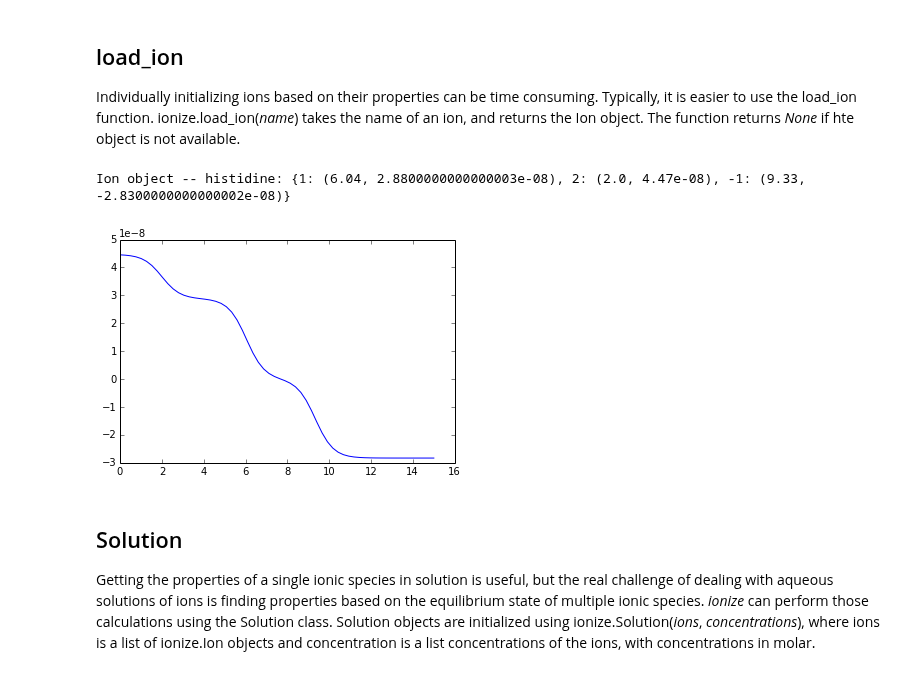
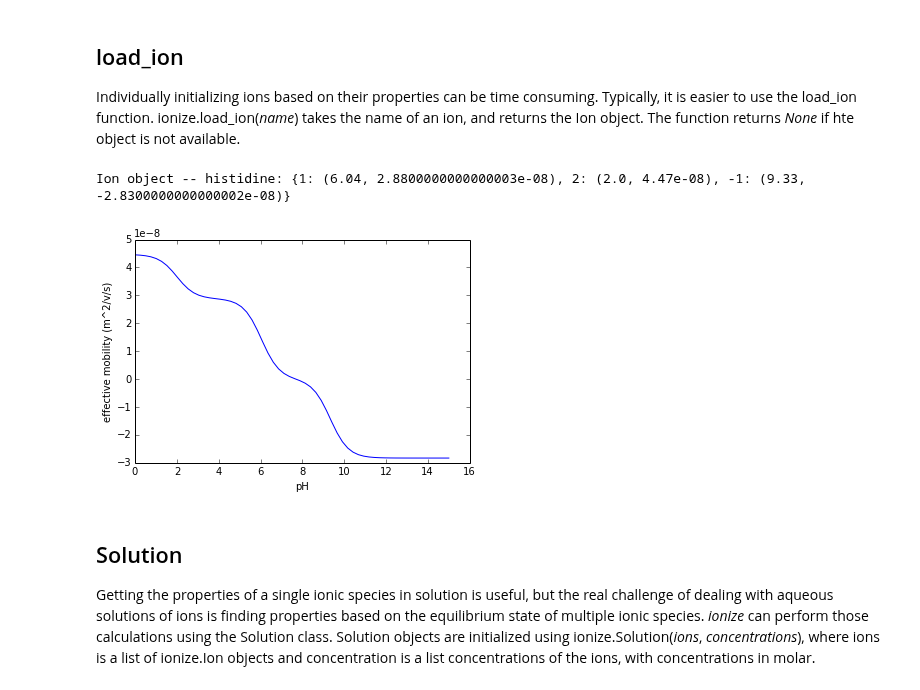
Before and after one commit to lewisamarshall/ionize, a Jupyter notebook: tutorial.ipynb, the cells around one changed output. Cells and saved outputs as stored; diff of their text form; code cells hidden in the pictures.

```diff
--- a/tutorial.ipynb
+++ b/tutorial.ipynb
@@ -37,12 +37,14 @@ Individually initializing ions based on their properties can be time consuming.
 # %%
 histidine = ionize.load_ion('histidine')
 print histidine
 mu_histidine = [histidine.effective_mobility(p) for p in pH]
 plt.plot(pH, mu_histidine)
+plt.xlabel('pH')
+plt.ylabel('effective mobility (m^2/v/s)')
 plt.show()
 # %% [output]
 Ion object -- histidine: {1: (6.04, 2.8800000000000003e-08), 2: (2.0, 4.47e-08), -1: (9.33, -2.8300000000000002e-08)}
-[figure, old version]
+[figure, new version]
 # %% [markdown]
 Solution
 --------
```
Also changed, not shown: parts of 5 cells of this notebook, 1 other file.
